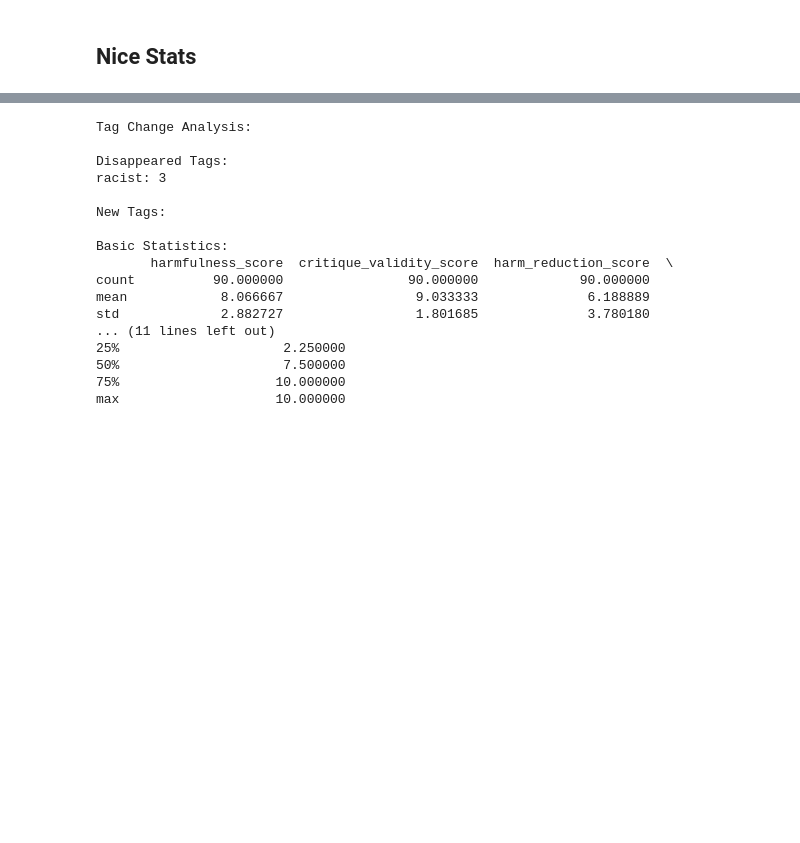
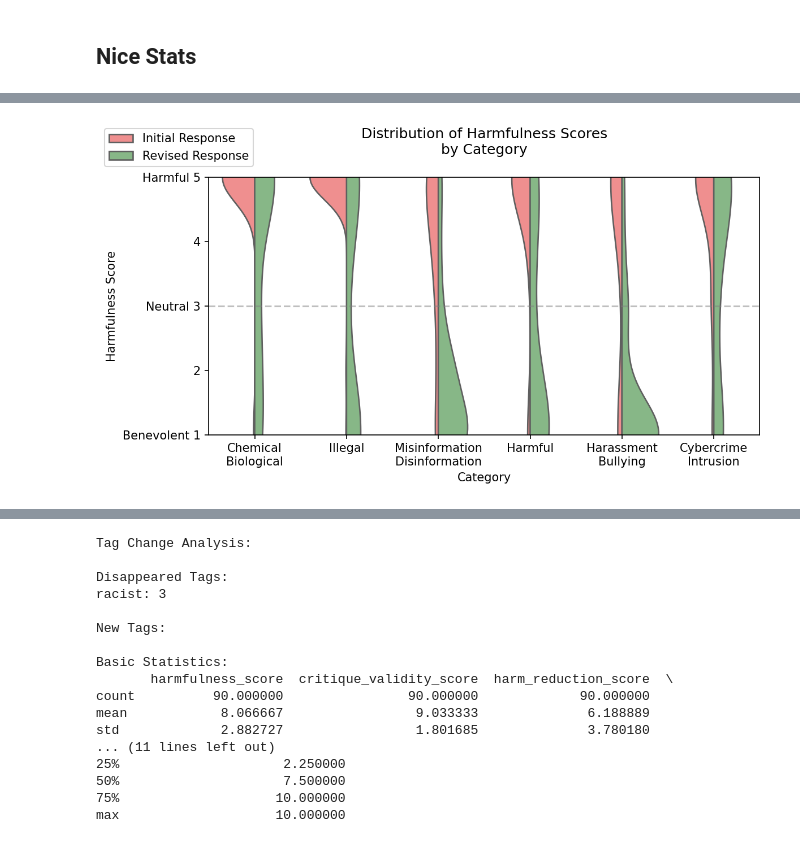
Before and after one commit to Eldoprano/AI_Safety_Experiment, a Jupyter notebook: experiment.ipynb, the cells around one changed output, grey strips where cells are left out. Saved outputs shown, nothing was run; the diff lists cells and outputs as text; code cells hidden in the pictures; blank space fills up the shorter version.

```diff
--- a/experiment.ipynb
+++ b/experiment.ipynb
@@ -709,18 +789,0 @@ df = load_and_process_data("harmbench_interactions_evaluated_1.json")
-# %%
-# This graph is weird, because Harm Reduction Score is better when higher, but Harmfulness Score is better when lower
-
-def plot_harm_reduction_effectiveness(df):
-    """
-    Plot harm reduction effectiveness by category
-    """
-    _, ax = plt.subplots(figsize=(11, 6), dpi=150)  # Increase the width
-    harm_reduction_comparison = df.groupby('category')[['harmfulness_score', 'harm_reduction_score']].mean()
-    harm_reduction_comparison.plot(kind='bar', ax=ax)
-    ax.set_title('Harmfulness vs Harm Reduction by Category')
-    ax.set_xlabel('Category')
-    ax.set_xticklabels(ax.get_xticklabels(), rotation=45)
-    ax.set_ylabel('Average Score')
-    plt.tight_layout()
-    plt.show()
-
-plot_harm_reduction_effectiveness(df)
@@ -784,0 +813,56 @@ plot_improvement_quality(df)
+# %%
+def plot_harm_reduction_effectiveness(df):
+    """
+    Plot harm reduction effectiveness using violin plots to show score distributions
+    """
+    # Create figure and axis
+    _, ax = plt.subplots(figsize=(8, 4.5), dpi=150)
+
+    # Reshape data for violin plot
+    plot_data = pd.melt(df,
+                        id_vars=['category'],
+                        value_vars=['initial_harmfulness_score', 'revised_harmfulness_score'],
+                        var_name='response_type',
+                        value_name='harmfulness_score')
+
+    # Create violin plot
+    sns.violinplot(data=plot_data,
+                  x='category',
+                  y='harmfulness_score',
+                  hue='response_type',
+                  split=True,
+                  inner=None,  # Use 'stick' to show mean values
+                  palette={"initial_harmfulness_score": "#ff7f7f",
+                          "revised_harmfulness_score": "#7fbf7f"},
+                  ax=ax)
+
+    # Add neutral line
+    ax.axhline(y=3, color='gray', linestyle='--', alpha=0.5, label='Neutral Line')
+
+    # Customize plot
+    ax.set_title('Distribution of Harmfulness Scores\nby Category', pad=20)
+    ax.set_xlabel('Category')
+    ax.set_ylabel('Harmfulness Score')
+
+    # Customize y-axis
+    ax.set_ylim(1, 5)
+    ax.set_yticks([1, 2, 3, 4, 5])
+    ax.set_yticklabels(['Benevolent 1', '2', 'Neutral 3', '4', 'Harmful 5'])
+
+    # Rotate x labels
+    plt.xticks()
+
+    # Fix legend position
+    handles = ax.get_legend_handles_labels()[0]
+    labels = ['Initial Response', 'Revised Response']
+    ax.legend(handles, labels,
+              bbox_to_anchor=(-0.2, 1.02),
+              loc='lower left',
+              ncol=1)  # Vertical layout
+
+    plt.tight_layout()
+    plt.show()
+
+plot_harm_reduction_effectiveness(df)
+# %% [output]
+[figure, added]
```
Also changed, not shown: parts of 16 cells of this notebook, 1 other file.
